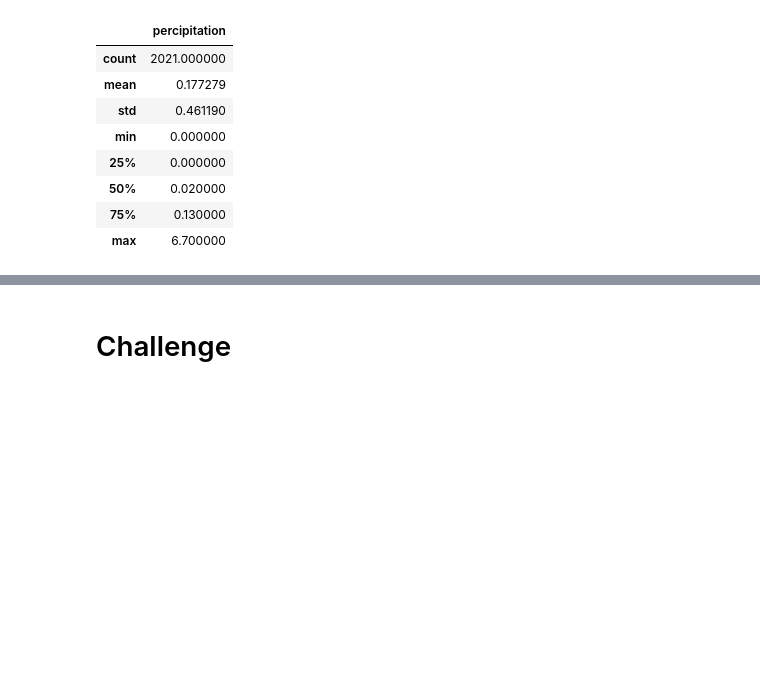
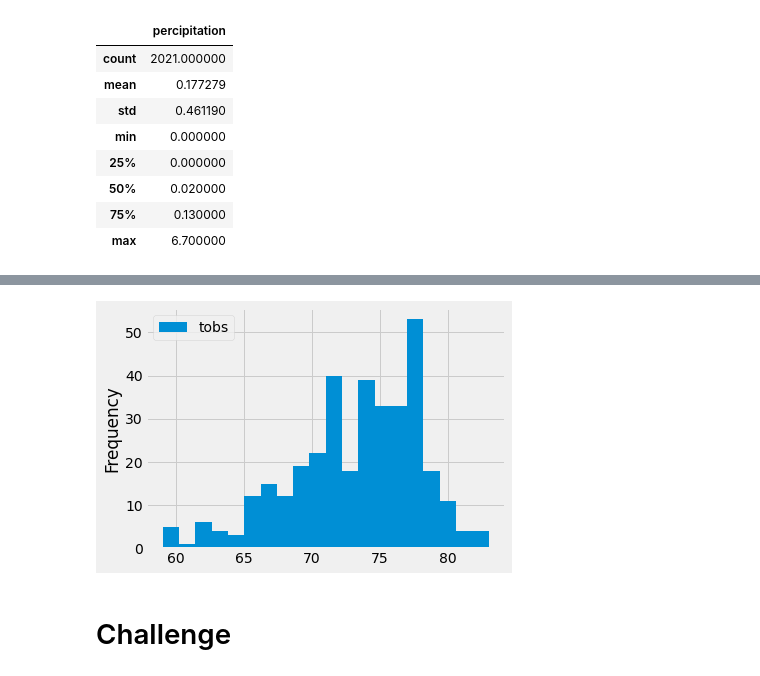
Before and after one commit to russgo1/surfs_up, a Jupyter notebook: climate_analysis.ipynb, the cells around one changed output, grey strips where cells are left out. Drawn from its saved outputs; the diff is of its cells as text; code cells hidden in the pictures; blank space fills up the shorter version.

```diff
--- a/climate_analysis.ipynb
+++ b/climate_analysis.ipynb
@@ -175,3 +239,9 @@ df.describe()
+# %%
+tobs_df.plot.hist(bins=20)
+plt.tight_layout()
+plt.show()
+# %% [output]
+[figure, added]
 # %%
 # Write a function called `calc_temps` that will accept start date and end date in the format '%Y-%m-%d'
 # and return the minimum, average, and maximum temperatures for that range of dates
```
Also changed, not shown: parts of 10 cells of this notebook.
